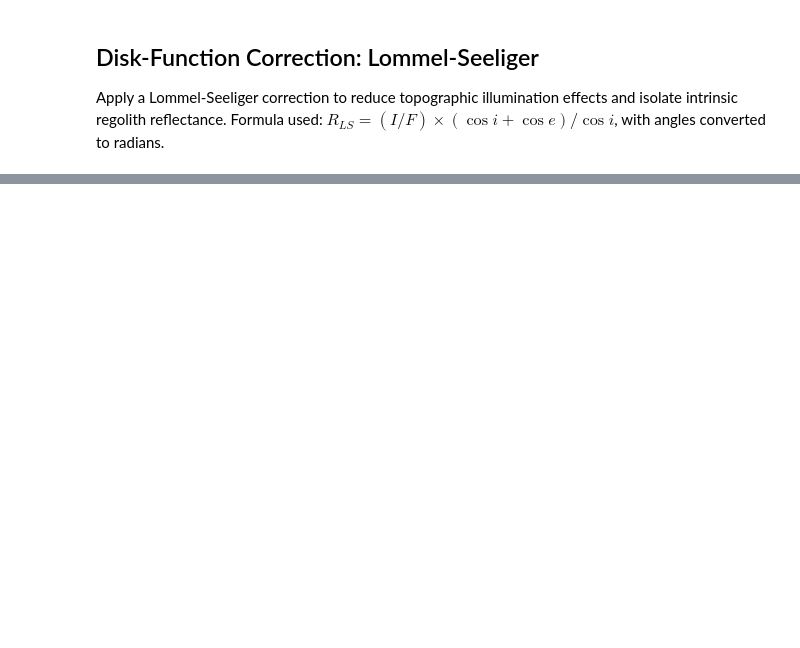
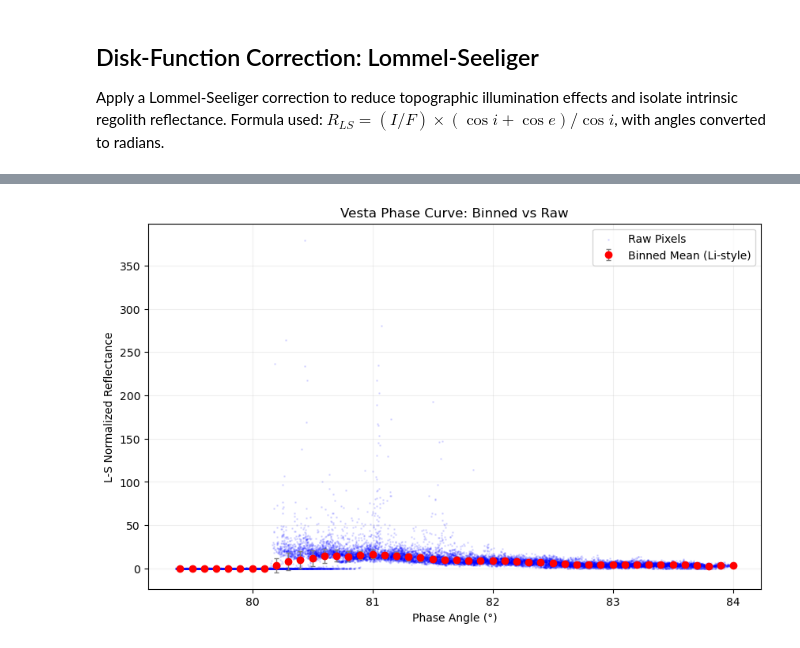
Before and after one commit to kaushikmastro/PhotometryPipeline, a Jupyter notebook: notebooks/spatial_sanity_check.ipynb, the cells around one changed output, grey strips where cells are left out. Saved outputs shown, nothing was run; the diff lists cells and outputs as text; code cells hidden in the pictures; blank space fills up the shorter version.

```diff
--- a/notebooks/spatial_sanity_check.ipynb
+++ b/notebooks/spatial_sanity_check.ipynb
@@ -440,0 +605,45 @@ print('Deep-space pixels are masked in black.')
+# %%
+import matplotlib.pyplot as plt
+
+# Ensure df_strict exists even if cells were run out of order.
+if "df_strict" not in globals():
+    df_strict = df_final.copy()
+
+# 1. Create phase bins (e.g., 0.1 degree steps)
+df_strict["phase_bin"] = df_strict["phase"].round(1)
+
+# 2. Calculate mean and standard deviation for each bin
+binned = (
+    df_strict.groupby("phase_bin")["reflectance_ls"].agg(["mean", "std", "count"]).reset_index()
+)
+
+# 3. Plot it
+plt.figure(figsize=(10, 6))
+plt.errorbar(
+    binned["phase_bin"],
+    binned["mean"],
+    yerr=binned["std"],
+    fmt="o",
+    color="red",
+    ecolor="gray",
+    elinewidth=1,
+    capsize=2,
+    label="Binned Mean (Li-style)",
+)
+plt.scatter(
+    df_sample["phase"],
+    df_sample["reflectance_ls"],
+    s=1,
+    alpha=0.1,
+    color="blue",
+    label="Raw Pixels",
+)
+
+plt.xlabel("Phase Angle (°)")
+plt.ylabel("L-S Normalized Reflectance")
+plt.title("Vesta Phase Curve: Binned vs Raw")
+plt.legend()
+plt.grid(True, alpha=0.2)
+plt.show()
+# %% [output]
+[figure, added]
```
Also changed, not shown: parts of 20 cells of this notebook.
